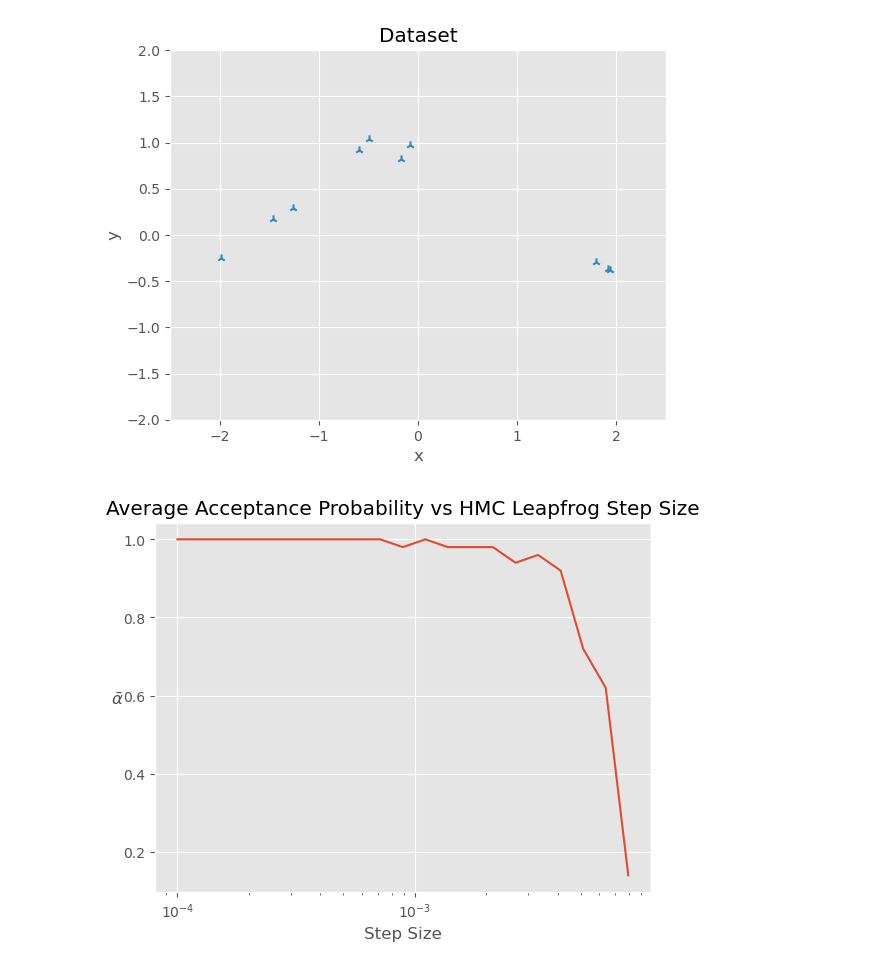
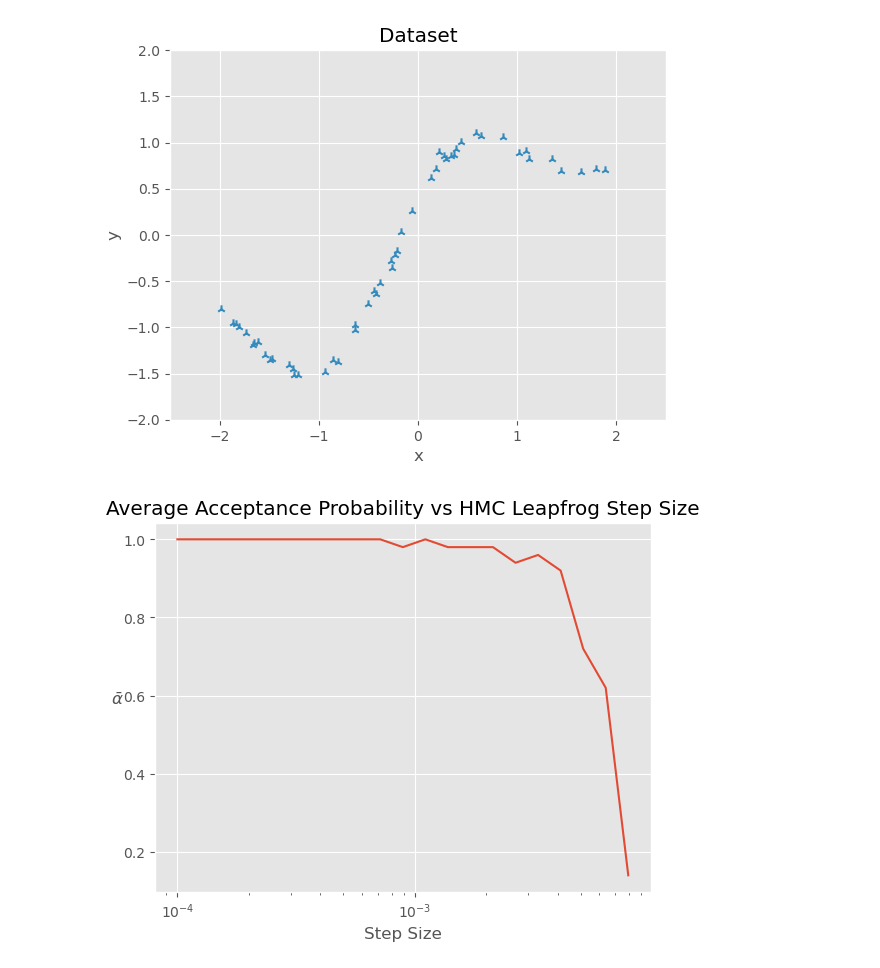
Before and after one commit to Sheev13/tiny-neural-nets, a Jupyter notebook: notebooks/Hamiltonian_playground.ipynb, the cells around one changed output. Drawn from its saved outputs; the diff is of its cells as text; code cells hidden in the pictures.

```diff
--- a/notebooks/Hamiltonian_playground.ipynb
+++ b/notebooks/Hamiltonian_playground.ipynb
@@ -16,21 +16,21 @@ plt.style.use('ggplot')
 %load_ext autoreload
 %autoreload 2
 # %%
-# torch.manual_seed(3)
-# x, y = generate_segp_dataset(input_lower=-2.0, input_upper=2.0, num_points=50, noise_level=0.05, lengthscale=1.0)
-torch.manual_seed(49)
-x, y = generate_segp_dataset(input_lower=-2.0, input_upper=2.0, num_points=10, noise_level=0.1, lengthscale=1.0)
+torch.manual_seed(3)
+x, y = generate_segp_dataset(input_lower=-2.0, input_upper=2.0, num_points=50, noise_level=0.05, lengthscale=1.0)
+# torch.manual_seed(49)
+# x, y = generate_segp_dataset(input_lower=-2.0, input_upper=2.0, num_points=10, noise_level=0.1, lengthscale=1.0)
 
 plt.scatter(x, y, color='C1', marker='2')
 plt.ylim([-2.0, 2.0])
 plt.xlim([-2.5, 2.5])
 plt.grid(True)
 plt.title('Dataset')
 plt.xlabel('x')
 plt.ylabel('y')
 plt.show()
 # %% [output]
-[figure, old version]
+[figure, new version]
 # %%
 granularity = 21
 stepsizes = torch.logspace(-2.1, -4, granularity)
```
Also changed, not shown: parts of 6 cells of this notebook, 6 other files.
